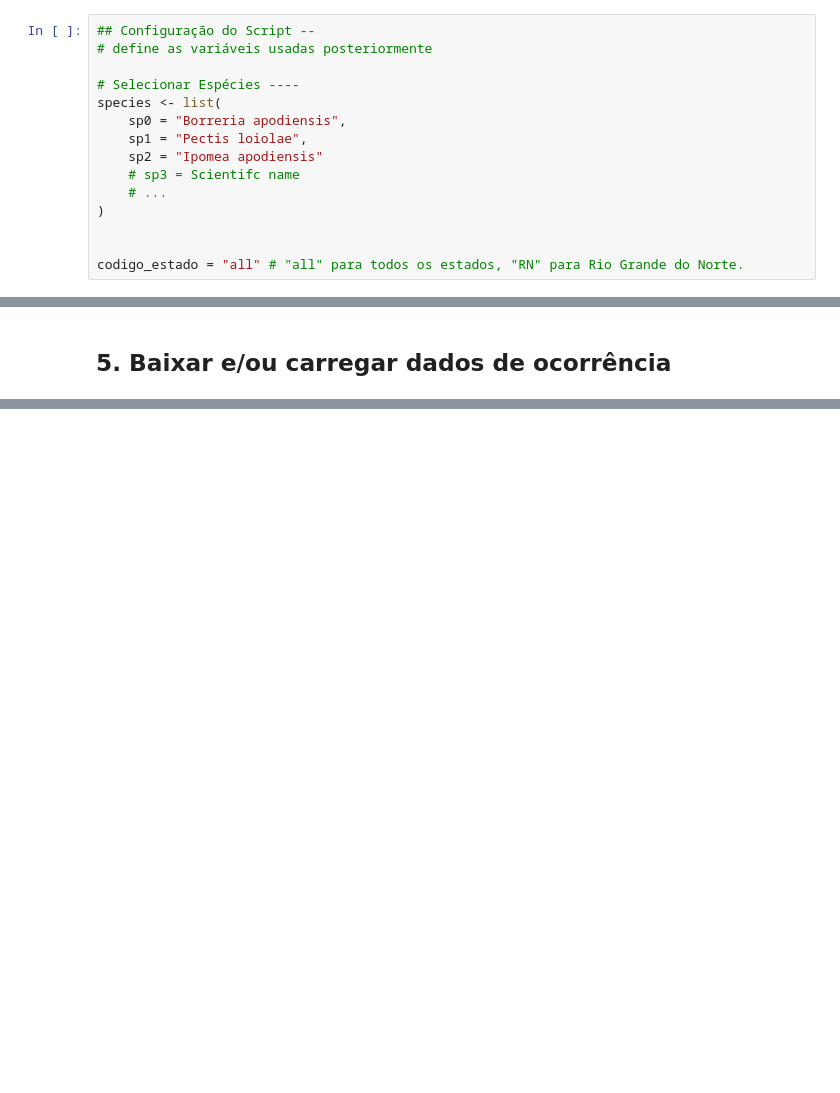
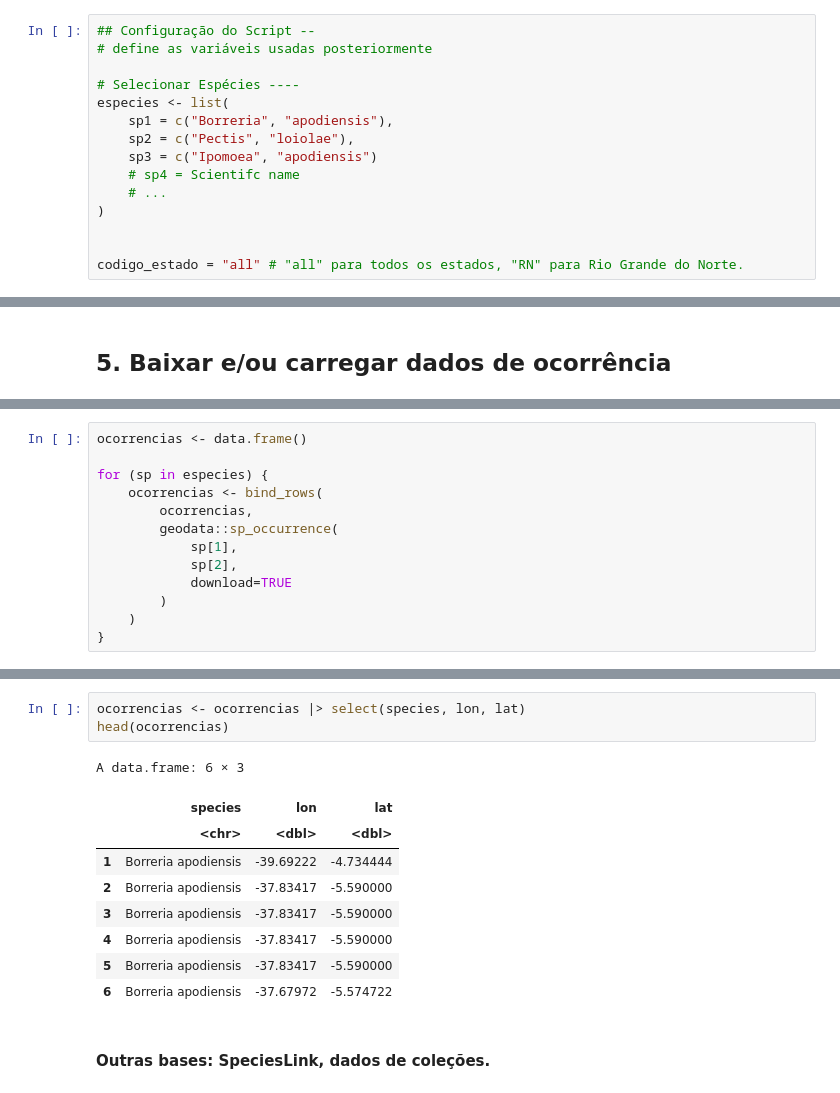
Before and after one commit to LASEP-UFERSA/sdm-scripts, a Jupyter notebook: Borreria_apodiensis (Rubiaceae).ipynb, the cells around one changed output, grey strips where cells are left out. Saved outputs shown, nothing was run; the diff lists cells and outputs as text; blank space fills up the shorter version.

Commit message:
Download de dados de ocorrência no GBIF

```diff
--- a/Borreria_apodiensis (Rubiaceae).ipynb
+++ b/Borreria_apodiensis (Rubiaceae).ipynb
@@ -42,11 +59,11 @@ adadadsa
 # define as variáveis usadas posteriormente
 
 # Selecionar Espécies ----
-species <- list(
-    sp0 = "Borreria apodiensis",
-    sp1 = "Pectis loiolae",
-    sp2 = "Ipomea apodiensis"
-    # sp3 = Scientifc name
+especies <- list(
+    sp1 = c("Borreria", "apodiensis"),
+    sp2 = c("Pectis", "loiolae"),
+    sp3 = c("Ipomoea", "apodiensis")
+    # sp4 = Scientifc name
     # ...
 )
 
@@ -111,0 +126,13 @@ ls()
+# %%
+ocorrencias <- data.frame()
+
+for (sp in especies) {
+    ocorrencias <- bind_rows(
+        ocorrencias,
+        geodata::sp_occurrence(
+            sp[1],
+            sp[2],
+            download=TRUE
+        )
+    )
+}
@@ -111,0 +155,15 @@ ls()
+# %%
+ocorrencias <- ocorrencias |> select(species, lon, lat)
+head(ocorrencias)
+# %% [output]
+A data.frame: 6 × 3
+|  | species | lon | lat |
+|  | <chr> | <dbl> | <dbl> |
+| 1 | Borreria apodiensis | -39.69222 | -4.734444 |
+| 2 | Borreria apodiensis | -37.83417 | -5.590000 |
+| 3 | Borreria apodiensis | -37.83417 | -5.590000 |
+| 4 | Borreria apodiensis | -37.83417 | -5.590000 |
+| 5 | Borreria apodiensis | -37.83417 | -5.590000 |
+| 6 | Borreria apodiensis | -37.67972 | -5.574722 |
+# %% [markdown]
+#### Outras bases: SpeciesLink, dados de coleções.
```
Also changed, not shown: parts of 8 cells of this notebook, 1 other file.
